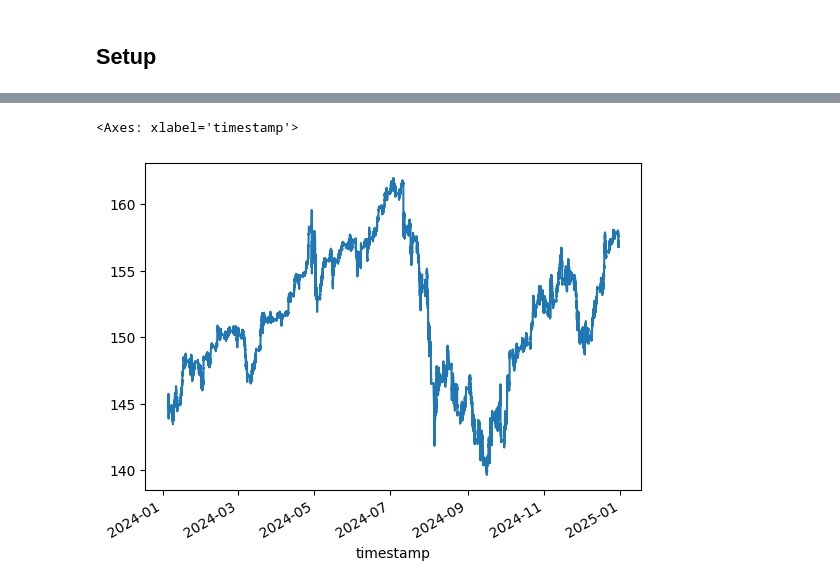
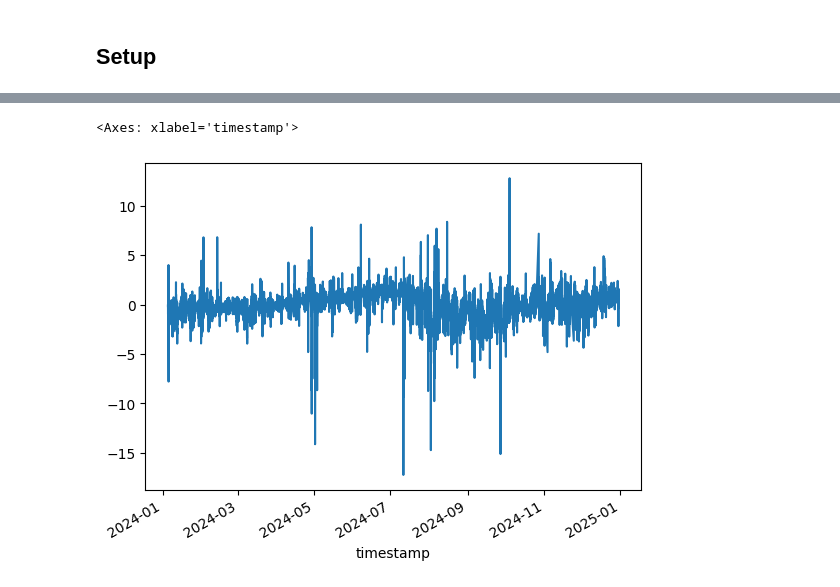
Before and after one commit to chillmelon/fxml, a Jupyter notebook: notebook/01 EDA.ipynb, the cells around one changed output, grey strips where cells are left out. Saved outputs shown, nothing was run; the diff lists cells and outputs as text; code cells hidden in the pictures.

```diff
--- a/notebook/01 EDA.ipynb
+++ b/notebook/01 EDA.ipynb
@@ -57,0 +13,2 @@ df.head()
+# %%
+df = pd.read_pickle('../data/processed/USDJPY-5m-20240101-20241231_FEATURES.pkl')
@@ -111,0 +37,4 @@ import seaborn as sns
+# %%
+scaler = StandardScaler()
+# %%
+df[df.columns.to_list()] = scaler.fit_transform(df[df.columns.to_list()])
@@ -112,5 +52,5 @@ import seaborn as sns
 # %%
-df['close'].plot(style='-')
+df['close_fd_return'].plot()
 # %% [output]
 <Axes: xlabel='timestamp'>
-[figure, old version]
+[figure, new version]
```
Also changed, not shown: parts of 36 cells of this notebook, 33 other files.
